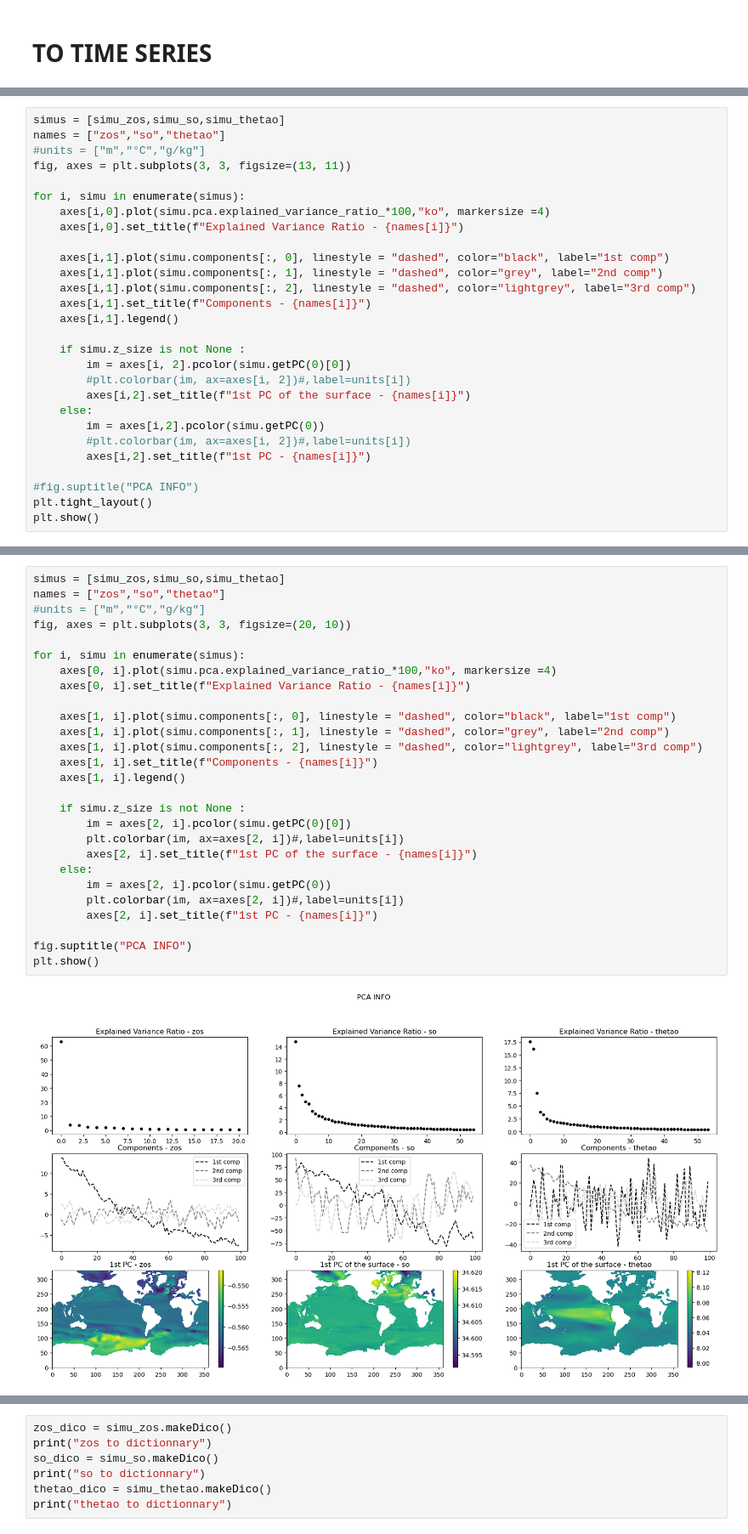
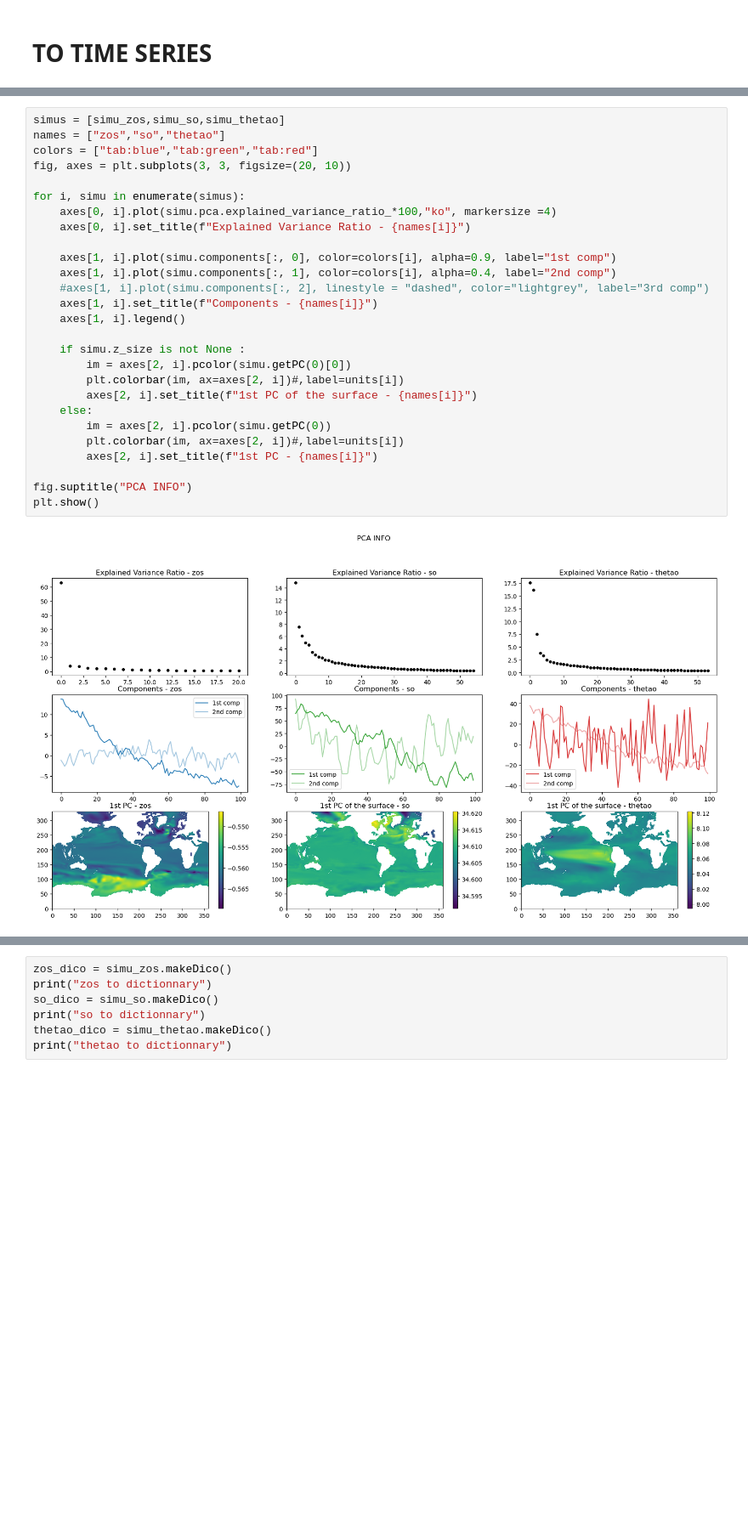
Before and after one commit to maudtst/Spinup-NEMO, a Jupyter notebook: Notebooks/Jumper.ipynb, the cells around one changed output, grey strips where cells are left out. Shown at 85% size. Drawn from its saved outputs; the diff is of its cells as text; blank space fills up the shorter version.

```diff
--- a/Notebooks/Jumper.ipynb
+++ b/Notebooks/Jumper.ipynb
@@ -107,28 +110,0 @@ print("PCA applied on thetao")
-# %%
-simus = [simu_zos,simu_so,simu_thetao]
-names = ["zos","so","thetao"]
-#units = ["m","°C","g/kg"]
-fig, axes = plt.subplots(3, 3, figsize=(13, 11))
-
-for i, simu in enumerate(simus):
-    axes[i,0].plot(simu.pca.explained_variance_ratio_*100,"ko", markersize =4)
-    axes[i,0].set_title(f"Explained Variance Ratio - {names[i]}")
-
-    axes[i,1].plot(simu.components[:, 0], linestyle = "dashed", color="black", label="1st comp")
-    axes[i,1].plot(simu.components[:, 1], linestyle = "dashed", color="grey", label="2nd comp")
-    axes[i,1].plot(simu.components[:, 2], linestyle = "dashed", color="lightgrey", label="3rd comp")
-    axes[i,1].set_title(f"Components - {names[i]}")
-    axes[i,1].legend()
-
-    if simu.z_size is not None :
-        im = axes[i, 2].pcolor(simu.getPC(0)[0])
-        #plt.colorbar(im, ax=axes[i, 2])#,label=units[i])
-        axes[i,2].set_title(f"1st PC of the surface - {names[i]}")
-    else:
-        im = axes[i,2].pcolor(simu.getPC(0))
-        #plt.colorbar(im, ax=axes[i, 2])#,label=units[i])
-        axes[i,2].set_title(f"1st PC - {names[i]}")
-
-#fig.suptitle("PCA INFO")
-plt.tight_layout()
-plt.show()
@@ -137,32 +111,32 @@ plt.show()
 # %%
 simus = [simu_zos,simu_so,simu_thetao]
 names = ["zos","so","thetao"]
-#units = ["m","°C","g/kg"]
+colors = ["tab:blue","tab:green","tab:red"]
 fig, axes = plt.subplots(3, 3, figsize=(20, 10))
 
 for i, simu in enumerate(simus):
     axes[0, i].plot(simu.pca.explained_variance_ratio_*100,"ko", markersize =4)
     axes[0, i].set_title(f"Explained Variance Ratio - {names[i]}")
 
-    axes[1, i].plot(simu.components[:, 0], linestyle = "dashed", color="black", label="1st comp")
-    axes[1, i].plot(simu.components[:, 1], linestyle = "dashed", color="grey", label="2nd comp")
-    axes[1, i].plot(simu.components[:, 2], linestyle = "dashed", color="lightgrey", label="3rd comp")
+    axes[1, i].plot(simu.components[:, 0], color=colors[i], alpha=0.9, label="1st comp")
+    axes[1, i].plot(simu.components[:, 1], color=colors[i], alpha=0.4, label="2nd comp")
+    #axes[1, i].plot(simu.components[:, 2], linestyle = "dashed", color="lightgrey", label="3rd comp")
     axes[1, i].set_title(f"Components - {names[i]}")
     axes[1, i].legend()
 
     if simu.z_size is not None :
         im = axes[2, i].pcolor(simu.getPC(0)[0])
         plt.colorbar(im, ax=axes[2, i])#,label=units[i])
         axes[2, i].set_title(f"1st PC of the surface - {names[i]}")
     else:
         im = axes[2, i].pcolor(simu.getPC(0))
         plt.colorbar(im, ax=axes[2, i])#,label=units[i])
         axes[2, i].set_title(f"1st PC - {names[i]}")
 
 fig.suptitle("PCA INFO")
 plt.show()
 # %% [output]
-[figure, old version]
+[figure, new version]
 # %%
 n = len(simu_zos.pca.explained_variance_ratio_)
 rec_zos,    rmseV_zos,    rmseM_zos    = simu_zos.rmseOfPCA(n)
```
Also changed, not shown: parts of 23 cells of this notebook, 1 other file.
